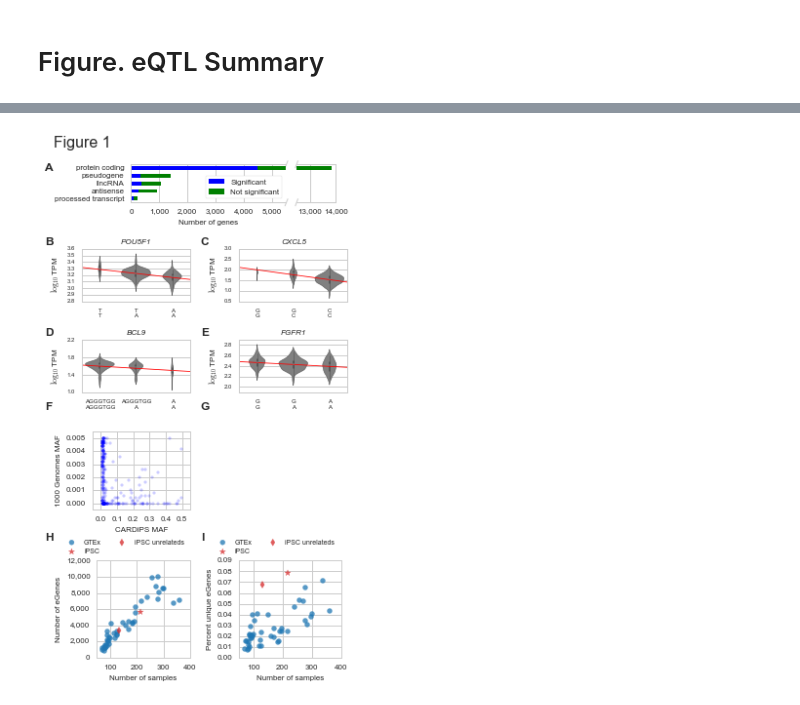
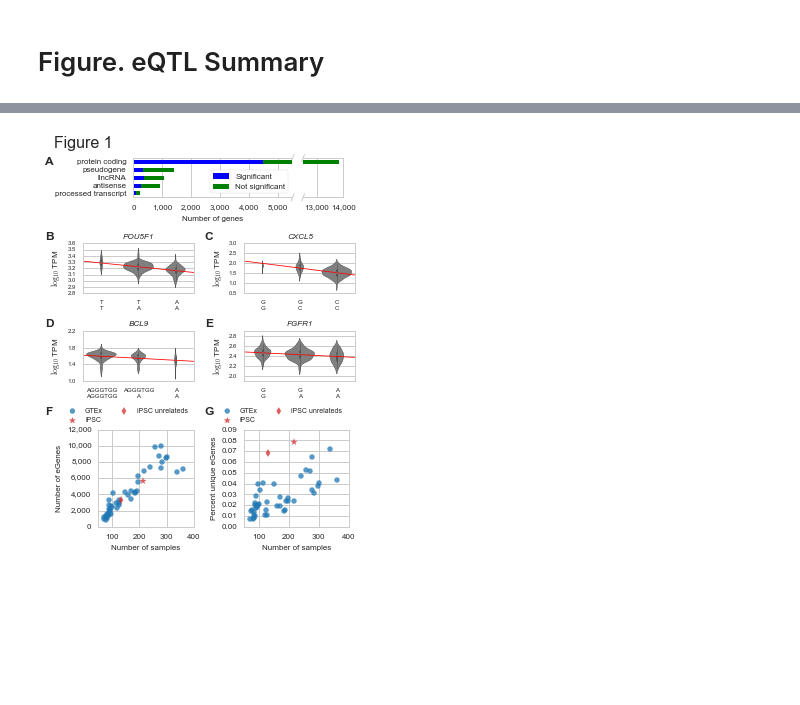
Before and after one commit to frazer-lab/cardips-ipsc-eqtl, a Jupyter notebook: notebooks/Figure. eQTL Summary.ipynb, the cells around one changed output, grey strips where cells are left out. Drawn from its saved outputs; the diff is of its cells as text; code cells hidden in the pictures; blank space fills up the shorter version.

Commit message:
Reverted figure back one commit

```diff
--- a/notebooks/Figure. eQTL Summary.ipynb
+++ b/notebooks/Figure. eQTL Summary.ipynb
@@ -163,7 +157,7 @@ gtypes.sort_values(by=['Tested'], inplace=True, ascending=True)
 gtypes = gtypes.drop('Tested', axis=1)
 gtypes.index = [x.replace('_', ' ') for x in gtypes.index]
 # %%
-fig = plt.figure(figsize=(4.48, 8.1), dpi=300)
+fig = plt.figure(figsize=(4.48, 6.1), dpi=300)
 
 gs = gridspec.GridSpec(1, 1)
 ax = fig.add_subplot(gs[0, 0])
@@ -208,7 +202,7 @@ ax2.set_xticks([13000, 14000])
 ax2.xaxis.set_major_formatter(ciepy.comma_format)
 for t in ax2.get_xticklabels() + ax2.get_yticklabels():
     t.set_fontsize(8)
-gs.tight_layout(fig, rect=[0, 0.8, 1, 0.95])
+gs.tight_layout(fig, rect=[0, 0.75, 1, 0.95])
 xmin,xmax = ax2.get_xlim()
 ymin,ymax = ax2.get_ylim()
 ax2.plot((xmin - fudge - xbreaksize, xmin - fudge + xbreaksize),
@@ -216,20 +210,19 @@ ax2.plot((xmin - fudge - xbreaksize, xmin - fudge + xbreaksize),
 ax2.plot((xmin - fudge - xbreaksize, xmin - fudge + xbreaksize),
         (ymax - ybreaksize, ymax + ybreaksize), **kwargs) # top-right diagonal
 
-# Violins
 gs = gridspec.GridSpec(1, 1)
 ax = fig.add_subplot(gs[0, 0])
 i = 0
 ax = eqtl_violin(pdf.index[i], log_exp, ax)
 ax.set_title(gene_info.ix[pdf.index[i], 'gene_name'], fontsize=8, style='italic')
-gs.tight_layout(fig, rect=[0, 0.64, 0.5, 0.82])
+gs.tight_layout(fig, rect=[0, 0.55, 0.5, 0.78])
 
 gs = gridspec.GridSpec(1, 1)
 ax = fig.add_subplot(gs[0, 0])
 i = 1
 ax = eqtl_violin(pdf.index[i], log_exp, ax)
 ax.set_title(gene_info.ix[pdf.index[i], 'gene_name'], fontsize=8, style='italic')
-gs.tight_layout(fig, rect=[0.5, 0.64, 1, 0.82])
+gs.tight_layout(fig, rect=[0.5, 0.55, 1, 0.78])
 
 gs = gridspec.GridSpec(1, 1)
 ax = fig.add_subplot(gs[0, 0])
@@ -237,26 +230,13 @@ i = 2
 ax = eqtl_violin(pdf.index[i], log_exp, ax)
 ax.set_title(gene_info.ix[pdf.index[i], 'gene_name'], fontsize=8, style='italic')
 ax.set_yticks(ax.get_yticks()[0::2])
-gs.tight_layout(fig, rect=[0, 0.48, 0.5, 0.66])
+gs.tight_layout(fig, rect=[0, 0.35, 0.5, 0.58])
 
 gs = gridspec.GridSpec(1, 1)
 ax = fig.add_subplot(gs[0, 0])
 i = 3
 ax = eqtl_violin(pdf.index[i], log_exp, ax)
-gs.tight_layout(fig, rect=[0.5, 0.48, 1, 0.66])
-
-# Allele frequency scatter
-gs = gridspec.GridSpec(1, 1)
-ax = fig.add_subplot(gs[0, 0])
-t = lead_vars_uniq[lead_vars_uniq.minor_AF < 0.005]
-ax.scatter(t.maf, t.minor_AF, alpha=0.2, lw=0, s=10)
-ax.set_xlabel('CARDiPS MAF', fontsize=8)
-ax.set_ylabel('1000 Genomes MAF', fontsize=8)
-for t in ax.get_xticklabels() + ax.get_yticklabels():
-    t.set_fontsize(8)
-ax.set_xlim(-0.05, 0.55)
-ax.set_ylim(-0.0005, 0.0055)
-gs.tight_layout(fig, rect=[0, 0.26, 0.5, 0.48])
+gs.tight_layout(fig, rect=[0.5, 0.35, 1, 0.58])
 
 # Number of eGenes vs. number of samples
 gs = gridspec.GridSpec(1, 1)
@@ -278,50 +258,47 @@ for t in ax.get_xticklabels() + ax.get_yticklabels():
 #ax.legend(frameon=True, fancybox=True, fontsize=7, loc='lower right')
 ax.yaxis.set_major_formatter(ciepy.comma_format)
 ax.set_xticks(ax.get_xticks()[1::2])
-gs.tight_layout(fig, rect=[0, 0, 0.52, 0.26])
+gs.tight_layout(fig, rect=[0, 0, 0.52, 0.34])
 
 # Percent distinct eGenes
 gs = gridspec.GridSpec(1, 1)
 ax = fig.add_subplot(gs[0, 0])
 ax.scatter(plotd.ix[plotd.source == 'gtex', 'num_samples'],
            plotd.ix[plotd.source == 'gtex', 'percent_distinct_egenes'],
            label='GTEx', color=cpb.analysis.tableau20[0], s=25, alpha=0.75)
 ax.scatter([plotd.ix['ipsc', 'num_samples']],
            [plotd.ix['ipsc', 'percent_distinct_egenes']],
            label='iPSC', color=cpb.analysis.tableau20[6], alpha=0.75, s=40, marker='*')
 ax.scatter([plotd.ix['ipsc_unrelateds', 'num_samples']],
            [plotd.ix['ipsc_unrelateds', 'percent_distinct_egenes']],
            label='iPSC unrelateds', color=cpb.analysis.tableau20[6], alpha=0.75, s=25, marker='d')
 ax.legend(fontsize=7, loc='lower right', ncol=2, bbox_to_anchor=(1, 1))
 ax.set_xlabel('Number of samples', fontsize=8)
 ax.set_ylabel('Percent unique eGenes', fontsize=8)
 for t in ax.get_xticklabels() + ax.get_yticklabels():
     t.set_fontsize(8)
 # ax.legend(frameon=True, fancybox=True, fontsize=7, loc='upper right')
 ymin,ymax = ax.get_ylim()
 ax.set_ylim(0, ymax)
 ax.set_xticks(ax.get_xticks()[1::2])
-gs.tight_layout(fig, rect=[0.48, 0, 1, 0.26])
+gs.tight_layout(fig, rect=[0.48, 0, 1, 0.34])
 
-t = fig.text(0.005, 0.92, 'A', weight='bold',
+t = fig.text(0.005, 0.91, 'A', weight='bold',
              size=12)
-t = fig.text(0.005, 0.79, 'B', weight='bold',
+t = fig.text(0.005, 0.74, 'B', weight='bold',
              size=12)
-t = fig.text(0.5, 0.79, 'C', weight='bold',
+t = fig.text(0.5, 0.74, 'C', weight='bold',
              size=12)
-t = fig.text(0.005, 0.63, 'D', weight='bold',
+t = fig.text(0.005, 0.54, 'D', weight='bold',
              size=12)
-t = fig.text(0.5, 0.63, 'E', weight='bold',
+t = fig.text(0.5, 0.54, 'E', weight='bold',
              size=12)
-t = fig.text(0.005, 0.5, 'F', weight='bold',
+t = fig.text(0.005, 0.34, 'F', weight='bold',
              size=12)
-t = fig.text(0.5, 0.5, 'G', weight='bold',
-             size=12)
-t = fig.text(0.005, 0.27, 'H', weight='bold',
-             size=12)
-t = fig.text(0.5, 0.27, 'I', weight='bold',
+t = fig.text(0.5, 0.34, 'G', weight='bold',
              size=12)
 
+fig.savefig(os.path.join(outdir, 'eqtl_summary.pdf'))
 fig.savefig(os.path.join(outdir, 'eqtl_summary.png'), dpi=300)
 # %% [output]
-[figure, old version]
+[figure, new version]
```
Also changed, not shown: parts of 7 cells of this notebook.
